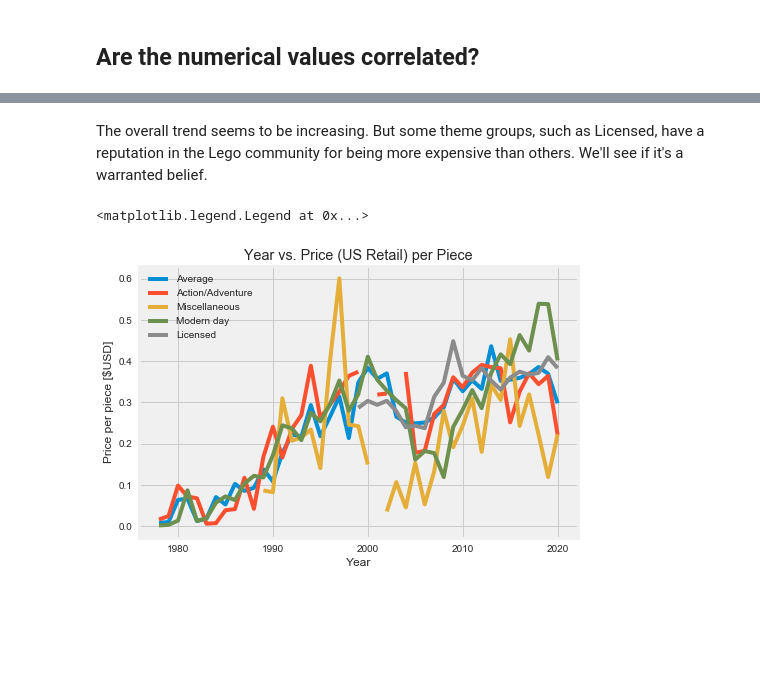
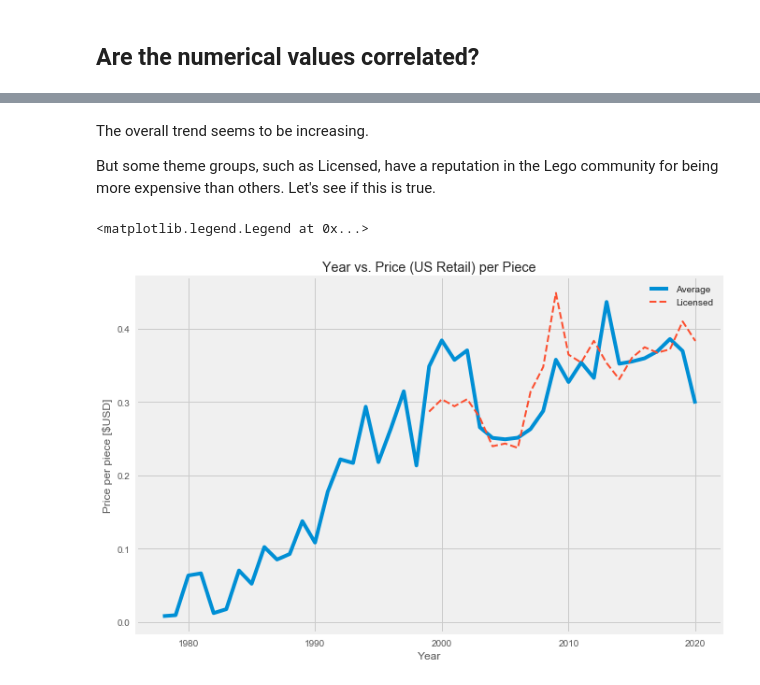
Before and after one commit to musicbyjing/lego_data_exploration, a Jupyter notebook: Lego_data.ipynb, the cells around one changed output, grey strips where cells are left out. Drawn from its saved outputs; the diff is of its cells as text; code cells hidden in the pictures; blank space fills up the shorter version.

```diff
--- a/Lego_data.ipynb
+++ b/Lego_data.ipynb
@@ -5,6 +11,6 @@ import numpy as np
 from sklearn import linear_model
 
 %matplotlib inline
-plt.rcParams['figure.dpi'] = 144
+plt.rcParams['figure.dpi'] = 216
 plt.style.use('fivethirtyeight')
 # %% [markdown]
@@ -38,7 +44,6 @@ Table has shape: (16806, 24)
 # %% [markdown]
 ## Visualizing numerical values: Year, Minifigs, Pieces, USRetailPrice
 # %%
-plt.rcParams['figure.figsize'] = (20, 10)
 fig, axes = plt.subplots(nrows = 2, ncols = 2)
 num_features = ['Year', 'Minifigs', 'Pieces', 'USRetailPrice'] # features of interest
 axes = axes.ravel()
@@ -50,6 +55,7 @@ for i, ax in enumerate(axes):
     ax.set_xlabel(num_features[i], fontsize=20)
     ax.set_ylabel('Counts', fontsize=20)
     ax.tick_params(axis='both', labelsize=15)
+fig.set_size_inches(20, 10)
 # %% [output]
 [figure]
 # %% [markdown]
@@ -57,5 +63,5 @@ A large amount of sets have no pieces. These are either not sets (e.g. books, pe
 # %%
-data = data[~(pd.isnull(data['Pieces']) | data['Pieces']==0)]
+data = data[~(pd.isna(data['Pieces']) | (data['Pieces']==0))]
 print('Table has shape:', data.shape)
 # %% [output]
 Table has shape: (12811, 24)
@@ -114,7 +119,7 @@ def plot_ppp_list_all(): # ppp = price per piece
         ppp_list.append(ppp)
     plt.plot(year_list, ppp_list, label='Average')
 
-plt.rcParams['figure.figsize'] = (7, 5)
+plt.figure(figsize=(10,7))
 plt.xlabel('Year')
 plt.ylabel('Price per piece [$USD]')
 plt.title('Year vs. Price (US Retail) per Piece')
@@ -124,30 +129,34 @@ plot_ppp_list_all()
 # %% [markdown]
-The overall trend seems to be increasing. But some theme groups, such as Licensed, have a reputation in the Lego community for being more expensive than others. We'll see if it's a warranted belief.
+The overall trend seems to be increasing.
+
+But some theme groups, such as Licensed, have a reputation in the Lego community for being more expensive than others. Let's see if this is true.
 # %%
+# theme_groups = ['Licensed', 'Miscellaneous', 'Modern day', 'Pre-school', 'Action/Adventure', \
+#                 'Basic', 'Girls', 'Model making', 'Technical', 'Constraction', 'Historical', \
+#                 'Vintage themes', 'Educational', 'Racing', 'Junior']
+
 def plot_ppp_list(theme):
     theme_data = data[data['ThemeGroup'] == theme]
     ppp_list = []
     for year in year_list:
         year_data = theme_data[theme_data['Year'] == year] # pandas df version of filter
         total_price = year_data['USRetailPrice'].sum(axis='index') # sum down the column
         total_pieces = year_data['Pieces'].sum(axis='index')
         inflation_price = inflation_data[inflation_data['year'] == year]['amount'].iat[0]
-        ppp = total_price / total_pieces * inflation_price
-        if ppp == 0:
+        if total_price == 0 or total_pieces == 0:
             ppp = np.nan
+        else:
+            ppp = total_price / total_pieces * inflation_price
         ppp_list.append(ppp)
-    plt.plot(year_list, ppp_list, label=theme)
+    plt.plot(year_list, ppp_list, label=theme, linestyle='--', linewidth=2)
 
-plt.rcParams['figure.figsize'] = (7, 5)
+plt.figure(figsize=(10,7))
 plt.xlabel('Year')
 plt.ylabel('Price per piece [$USD]')
 plt.title('Year vs. Price (US Retail) per Piece')
 plot_ppp_list_all()
-plot_ppp_list("Action/Adventure")
-plot_ppp_list("Miscellaneous")
-plot_ppp_list("Modern day")
 plot_ppp_list("Licensed")
 plt.legend()
 # %% [output]
 <matplotlib.legend.Legend at 0x...>
-[figure, old version]
+[figure, new version]
```
Also changed, not shown: parts of 16 cells of this notebook, 3 other files.
